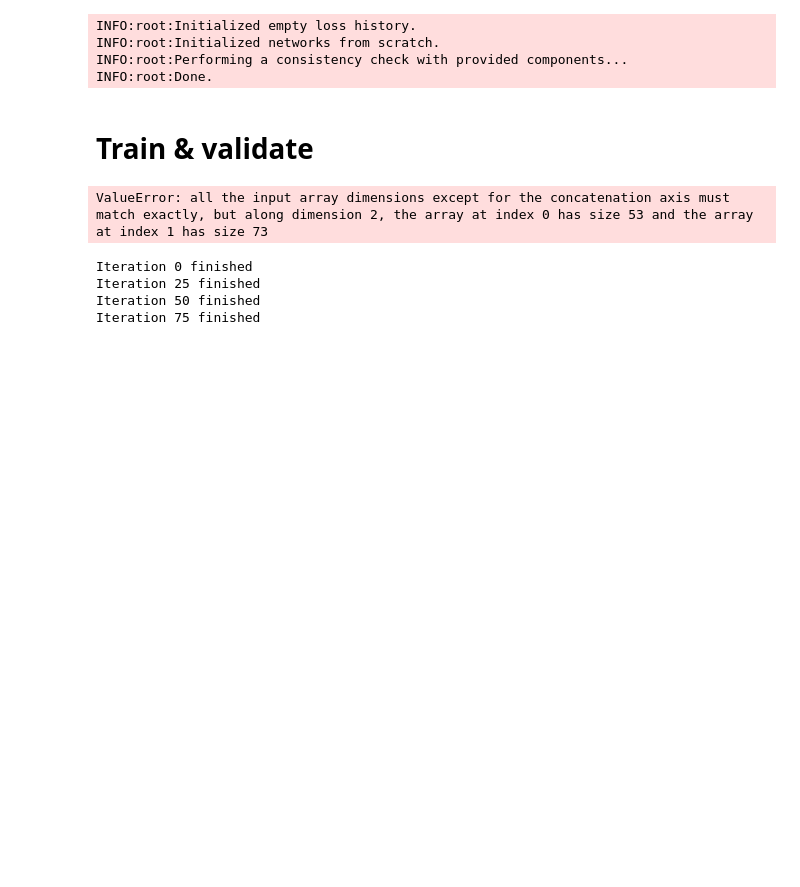
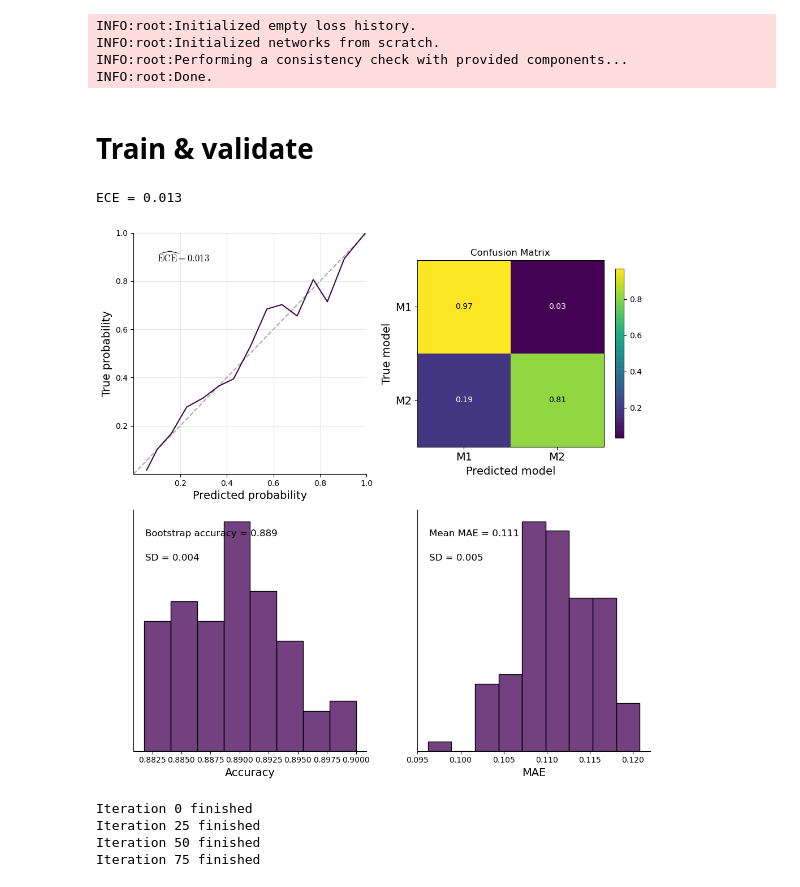
Before and after one commit to bayesflow-org/Hierarchical-Model-Comparison, a Jupyter notebook: notebooks/01_calibration_validation/02_calibration_variable_observations.ipynb, the cells around one changed output. Cells and saved outputs as stored; diff of their text form; code cells hidden in the pictures; blank space fills up the shorter version.

```diff
--- a/notebooks/01_calibration_validation/02_calibration_variable_observations.ipynb
+++ b/notebooks/01_calibration_validation/02_calibration_variable_observations.ipynb
@@ -78,29 +75,27 @@ simulator = bf.simulation.Simulator(
 # %% [markdown]
 # Set up networks
 # %%
-summary_net = bf.summary_networks.HierarchicalNetwork(
-    [
-        bf.networks.DeepSet(dense_s2_args=sum_config, dense_s3_args=sum_config),
-        bf.networks.DeepSet(dense_s2_args=sum_config, dense_s3_args=sum_config),
-    ]
-)
+summary_net = bf.summary_networks.HierarchicalNetwork([
+    bf.networks.DeepSet(dense_s2_args=sum_config, dense_s3_args=sum_config),
+    bf.networks.DeepSet(dense_s2_args=sum_config, dense_s3_args=sum_config)
+    ])
 probability_net = bf.inference_networks.PMPNetwork(num_models=2, dropout=False)
 amortizer = bf.amortizers.AmortizedModelComparison(probability_net, summary_net)
 # %%
 # Training steps
-epochs = 20
-iterations_per_epoch = 1000
+epochs=20
+iterations_per_epoch=1000
 
 # Checkpoint path for loading pretrained network and saving the final network
 
-checkpoint_path = "C:/Users/lasse/OneDrive/Ph.D/Projekte/hierarchical_model_comparison/checkpoints/01_calibration_validation/checkpoints_var_obs"
+checkpoint_path = 'C:/Users/lasse/OneDrive/Ph.D/Projekte/hierarchical_model_comparison/checkpoints/01_calibration_validation/checkpoints_var_obs'
 
 trainer = bf.trainers.Trainer(
     amortizer=amortizer,
     generative_model=meta_model,
     default_lr=0.0001,
-    checkpoint_path=checkpoint_path,
-)
+    checkpoint_path=checkpoint_path
+    )
 # %% [output]
 INFO:root:Initialized empty loss history.
 INFO:root:Initialized networks from scratch.
@@ -111,14 +106,19 @@ INFO:root:Done.
 # %%
 training_time_start = perf_counter()
 losses = trainer.train_online(
-    epochs=epochs,
-    iterations_per_epoch=iterations_per_epoch,
-    batch_size=32,
-    n_obs=partial(n_clust_obs_f_v, n_obs_min, n_obs_max),
-)
+    epochs=epochs, iterations_per_epoch=iterations_per_epoch, batch_size=32
+    )
 training_time_stop = perf_counter()
-# %% [output]
-ValueError: all the input array dimensions except for the concatenation axis must match exactly, but along dimension 2, the array at index 0 has size 53 and the array at index 1 has size 73
+# %%
+# Test performance with random n_obs
+import tensorflow as tf
+from src.python.visualization import perf_tester
+
+val_data = trainer.configurator(meta_model(5000))
+perf_tester(probability_net, summary_net, val_data, n_cal_bins=15)
+# %% [output]
+ECE = 0.013
+[figure, added]
 # %%
 # Get repeated predictions
 n_settings = n_obs_max + 1 - n_obs_min
```
Also changed, not shown: parts of 17 cells of this notebook.
